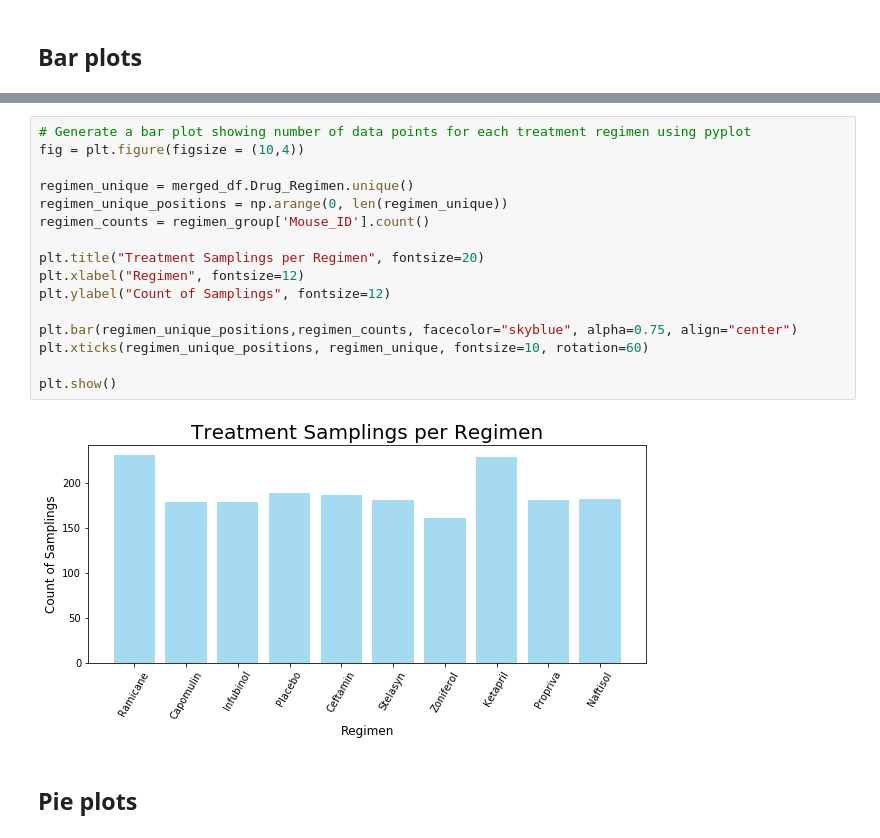
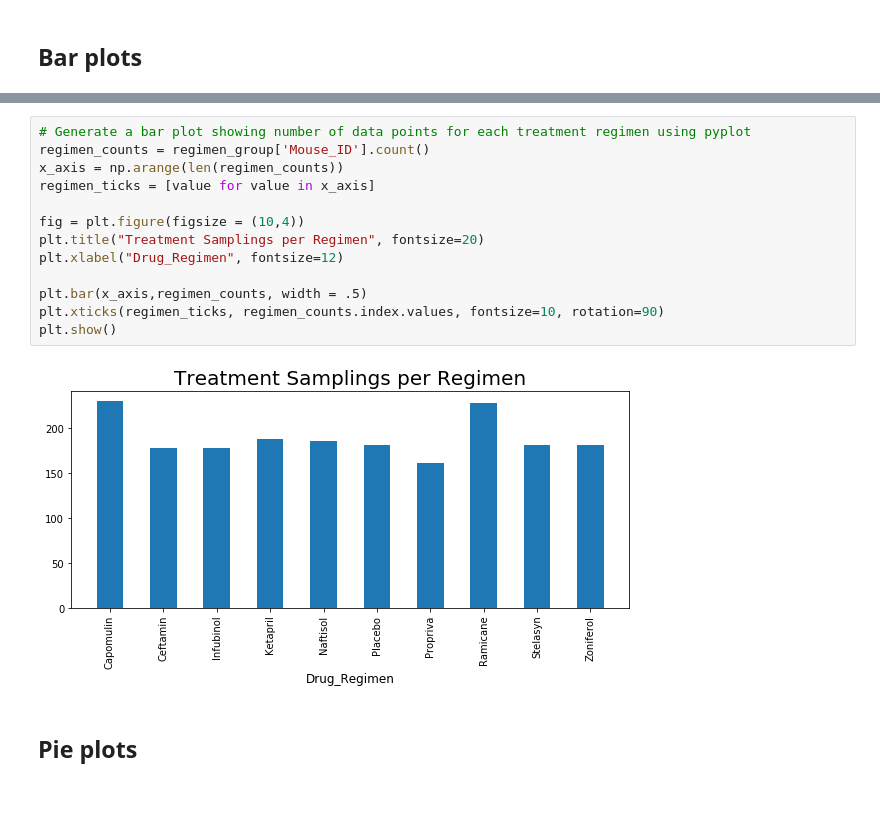
Before and after one commit to Skippy5/Matplotlib-Challenge, a Jupyter notebook: pymaceuticals_Hobba_Solved.ipynb, the cells around one changed output, grey strips where cells are left out. Drawn from its saved outputs; the diff is of its cells as text; blank space fills up the shorter version.

```diff
--- a/pymaceuticals_Hobba_Solved.ipynb
+++ b/pymaceuticals_Hobba_Solved.ipynb
@@ -71,22 +77,19 @@ plt.show()
 [figure]
 # %%
 # Generate a bar plot showing number of data points for each treatment regimen using pyplot
+regimen_counts = regimen_group['Mouse_ID'].count()
+x_axis = np.arange(len(regimen_counts))
+regimen_ticks = [value for value in x_axis]
+
 fig = plt.figure(figsize = (10,4))
+plt.title("Treatment Samplings per Regimen", fontsize=20)
+plt.xlabel("Drug_Regimen", fontsize=12)
 
-regimen_unique = merged_df.Drug_Regimen.unique()
-regimen_unique_positions = np.arange(0, len(regimen_unique))
-regimen_counts = regimen_group['Mouse_ID'].count()
-
-plt.title("Treatment Samplings per Regimen", fontsize=20)
-plt.xlabel("Regimen", fontsize=12)
-plt.ylabel("Count of Samplings", fontsize=12)
-
-plt.bar(regimen_unique_positions,regimen_counts, facecolor="skyblue", alpha=0.75, align="center")
-plt.xticks(regimen_unique_positions, regimen_unique, fontsize=10, rotation=60)
-
+plt.bar(x_axis,regimen_counts, width = .5)
+plt.xticks(regimen_ticks, regimen_counts.index.values, fontsize=10, rotation=90)
 plt.show()
 # %% [output]
-[figure, old version]
+[figure, new version]
 # %% [markdown]
 ## Pie plots
 # %%
```
Also changed, not shown: parts of 4 cells of this notebook.
